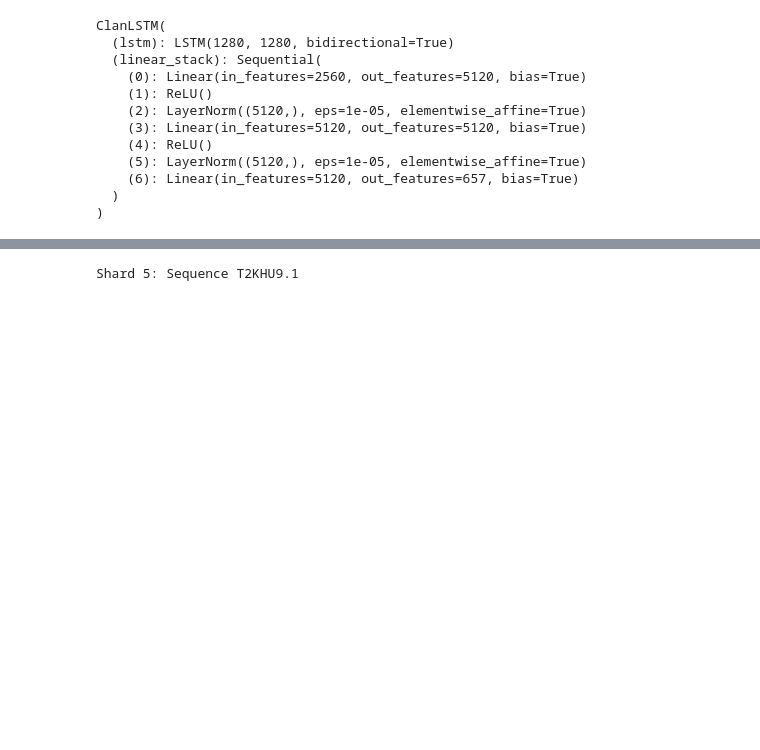
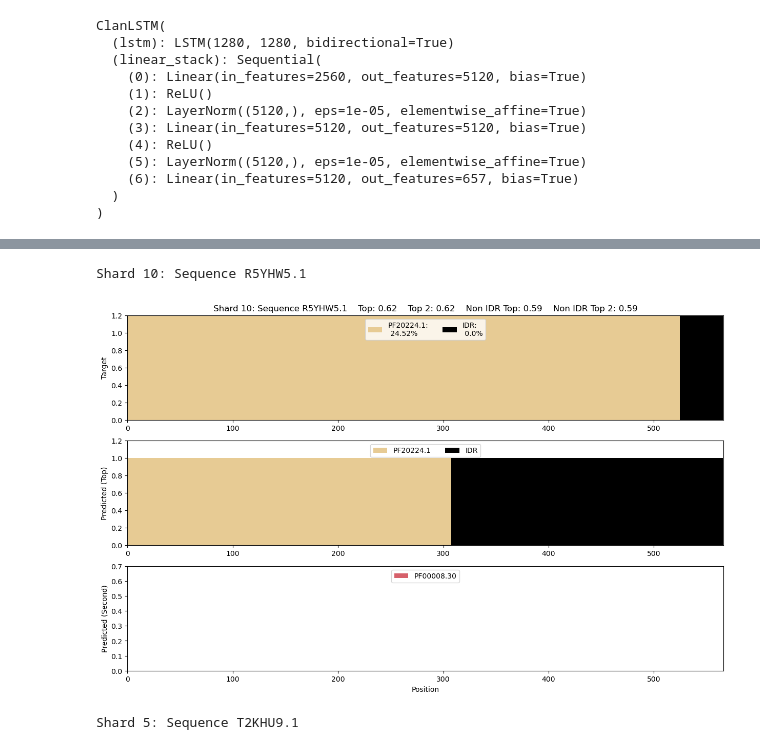
Before and after one commit to Protein-Sequence-Annotation/PSALM, a Jupyter notebook: library/test_esm.ipynb, the cells around one changed output, grey strips where cells are left out. Saved outputs shown, nothing was run; the diff lists cells and outputs as text; code cells hidden in the pictures; blank space fills up the shorter version.

```diff
--- a/library/test_esm.ipynb
+++ b/library/test_esm.ipynb
@@ -697,3 +697,58 @@ Shard 5: Sequence T2KHU9.1
+# %%
+import sys
+import numpy as np
+sys.path.insert(0, '../library')
+# sys.path.insert(0, '../py_scripts')
+import hmmscan_utils as hu
+import classifiers as cf
+import ml_utils as mu
+import visualizations as vz
+import torch
+import pickle
+from pathlib import Path
+with torch.inference_mode():
+    with open(f'../data/maps.pkl', 'rb') as g:
+        maps = pickle.load(g)
+    shard = np.random.randint(1,51)
+    # shard = 34
+
+    hmm_dict = hu.parse_hmmscan_results(f"../data/test_scan_OLD/split_{shard}_test_ids_full.fasta_scan.txt")
+    pred_dict = hu.parse_hmmscan_results(f"../data/test_hmmer_preds/split_{shard}_test_ids_full.fasta_scan.txt")
+    keys = list(hmm_dict.keys())
+    key_idx = np.random.randint(0,len(keys))
+    seq_id = keys[key_idx]
+    # seq_id = 'I0AHU5.1'
+
+
+    ######
+    results = {}
+    results[seq_id] = {}
+
+    fam_vector, _ = hu.generate_domain_position_list2(hmm_dict, seq_id, maps)
+    fam_vector = torch.tensor(fam_vector)
+    pred_vector, _ = hu.generate_domain_position_list2(pred_dict, seq_id, maps) # Account for no hits
+    pred_vector = torch.tensor(pred_vector)
+    stop_index_fam = min(hmm_dict[seq_id]['length'], 4096) # Hard coded limit currently
+    stop_index_pred = min(pred_dict[seq_id]['length'], 4096)
+
+
+    #######
+
+    top_two_vals, top_two_indices = torch.topk(pred_vector, k=2, dim=1)
+
+
+    results[seq_id]['fam_vals'] = top_two_vals.cpu().numpy()
+    results[seq_id]['fam_idx'] = top_two_indices.cpu().numpy()
+    results[seq_id]['fam_true'] = torch.argmax(fam_vector, dim=1).cpu().numpy()
+    results[seq_id]['fam_true_vals'] = fam_vector.max(dim=1)[1].cpu().numpy()
+    results['seq_id'] = seq_id
+    results['shard'] = shard
+    print(f'Shard {shard}: Sequence {seq_id}')
+    # vz.viewSingleClan(shard,seq_id,results,list(maps['clan_idx'].keys()),"old_test_pids_CLAN.pkl")
+    vz.viewSingleFam(shard, seq_id, results, list(maps['fam_idx'].keys()), "old_test_pids.pkl")
+# %% [output]
+Shard 10: Sequence R5YHW5.1
+[figure, added]
 # %%
 import torch.nn.functional as F
 # %%
```
Also changed, not shown: parts of 9 cells of this notebook, 22 other files.
